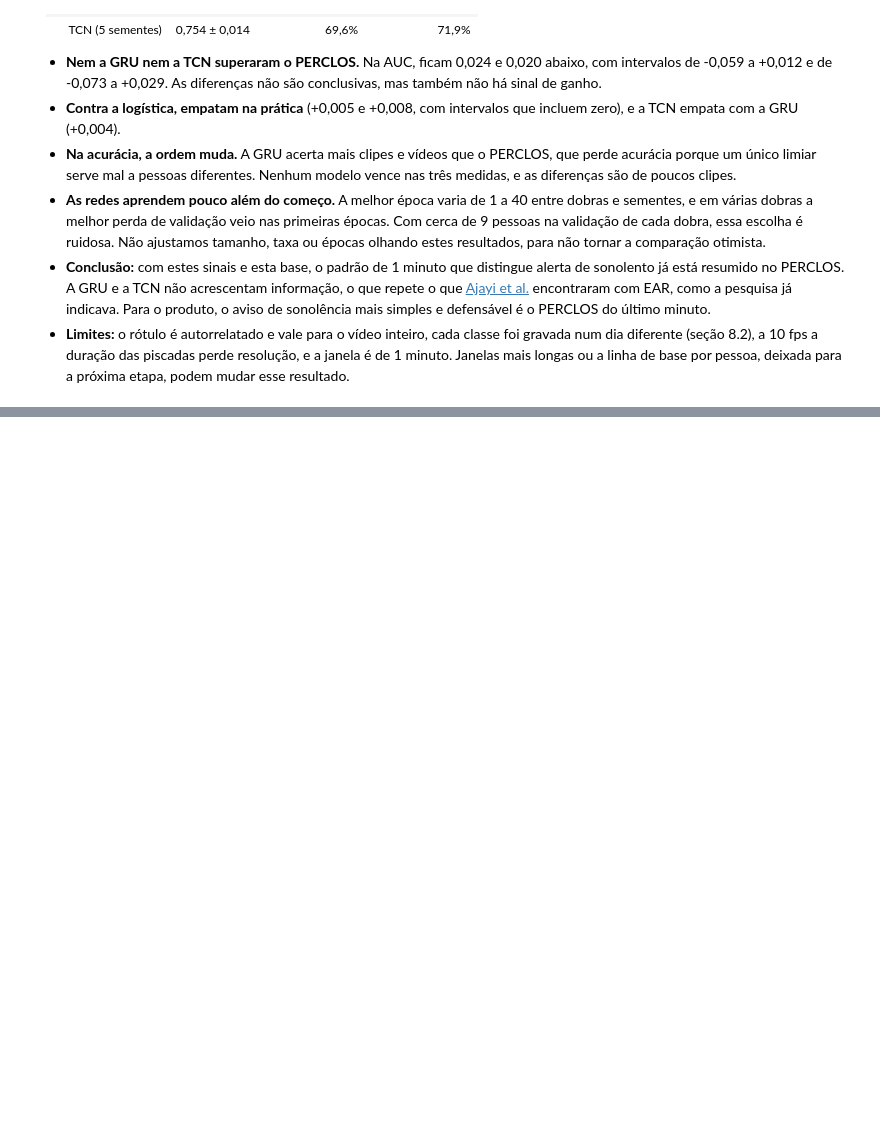
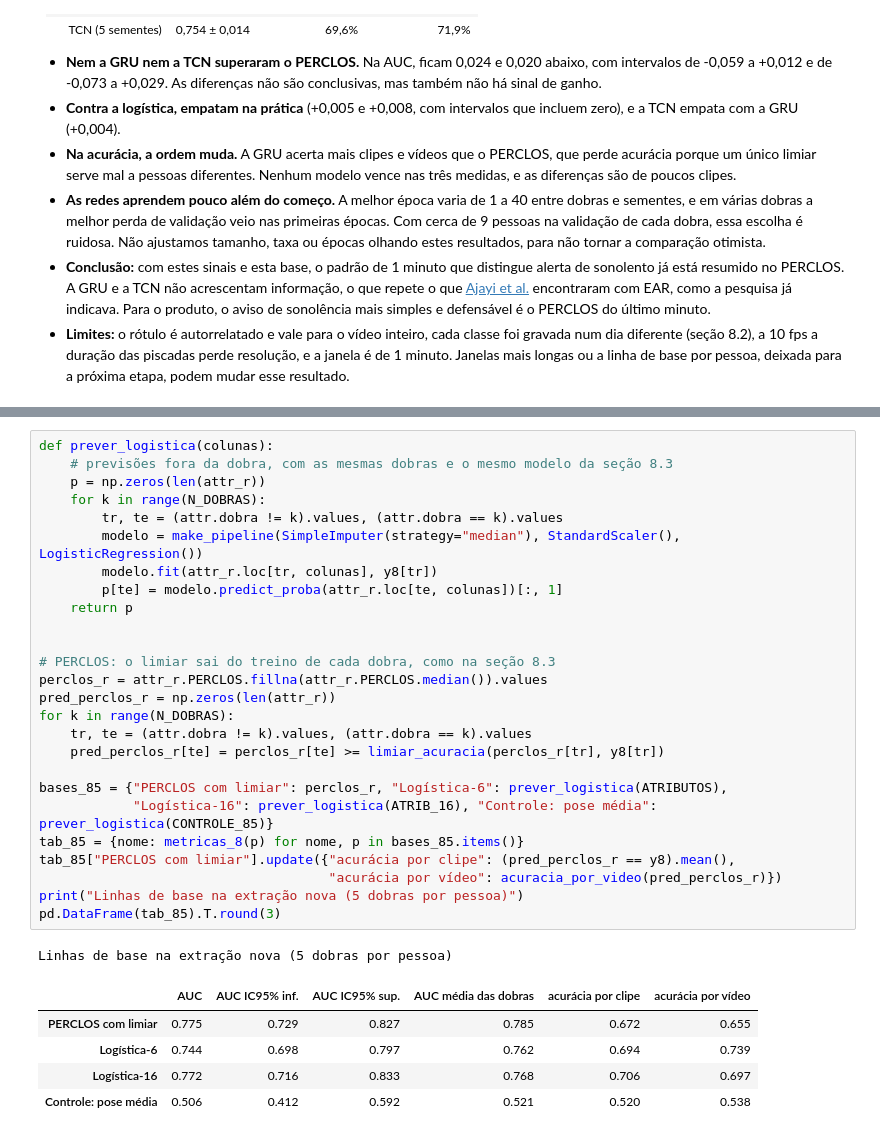
Before and after one commit to rcapozzielli/entrega_final_InsperAI_Wakely, a Jupyter notebook: wakely.ipynb, the cells around one changed output, grey strips where cells are left out. Saved outputs shown, nothing was run; the diff lists cells and outputs as text; blank space fills up the shorter version.

```diff
--- a/wakely.ipynb
+++ b/wakely.ipynb
@@ -2682,0 +2848,33 @@ pd.DataFrame(comparacoes).T.round(3)
+# %%
+def prever_logistica(colunas):
+    # previsões fora da dobra, com as mesmas dobras e o mesmo modelo da seção 8.3
+    p = np.zeros(len(attr_r))
+    for k in range(N_DOBRAS):
+        tr, te = (attr.dobra != k).values, (attr.dobra == k).values
+        modelo = make_pipeline(SimpleImputer(strategy="median"), StandardScaler(), LogisticRegression())
+        modelo.fit(attr_r.loc[tr, colunas], y8[tr])
+        p[te] = modelo.predict_proba(attr_r.loc[te, colunas])[:, 1]
+    return p
+
+
+# PERCLOS: o limiar sai do treino de cada dobra, como na seção 8.3
+perclos_r = attr_r.PERCLOS.fillna(attr_r.PERCLOS.median()).values
+pred_perclos_r = np.zeros(len(attr_r))
+for k in range(N_DOBRAS):
+    tr, te = (attr.dobra != k).values, (attr.dobra == k).values
+    pred_perclos_r[te] = perclos_r[te] >= limiar_acuracia(perclos_r[tr], y8[tr])
+
+bases_85 = {"PERCLOS com limiar": perclos_r, "Logística-6": prever_logistica(ATRIBUTOS),
+            "Logística-16": prever_logistica(ATRIB_16), "Controle: pose média": prever_logistica(CONTROLE_85)}
+tab_85 = {nome: metricas_8(p) for nome, p in bases_85.items()}
+tab_85["PERCLOS com limiar"].update({"acurácia por clipe": (pred_perclos_r == y8).mean(),
+                                     "acurácia por vídeo": acuracia_por_video(pred_perclos_r)})
+print("Linhas de base na extração nova (5 dobras por pessoa)")
+pd.DataFrame(tab_85).T.round(3)
+# %% [output]
+Linhas de base na extração nova (5 dobras por pessoa)
+|  | AUC | AUC IC95% inf. | AUC IC95% sup. | AUC média das dobras | acurácia por clipe | acurácia por vídeo |
+| PERCLOS com limiar | 0.775 | 0.729 | 0.827 | 0.785 | 0.672 | 0.655 |
+| Logística-6 | 0.744 | 0.698 | 0.797 | 0.762 | 0.694 | 0.739 |
+| Logística-16 | 0.772 | 0.716 | 0.833 | 0.768 | 0.706 | 0.697 |
+| Controle: pose média | 0.506 | 0.412 | 0.592 | 0.521 | 0.520 | 0.538 |
```
Also changed, not shown: parts of 13 cells of this notebook, 3 other files.
